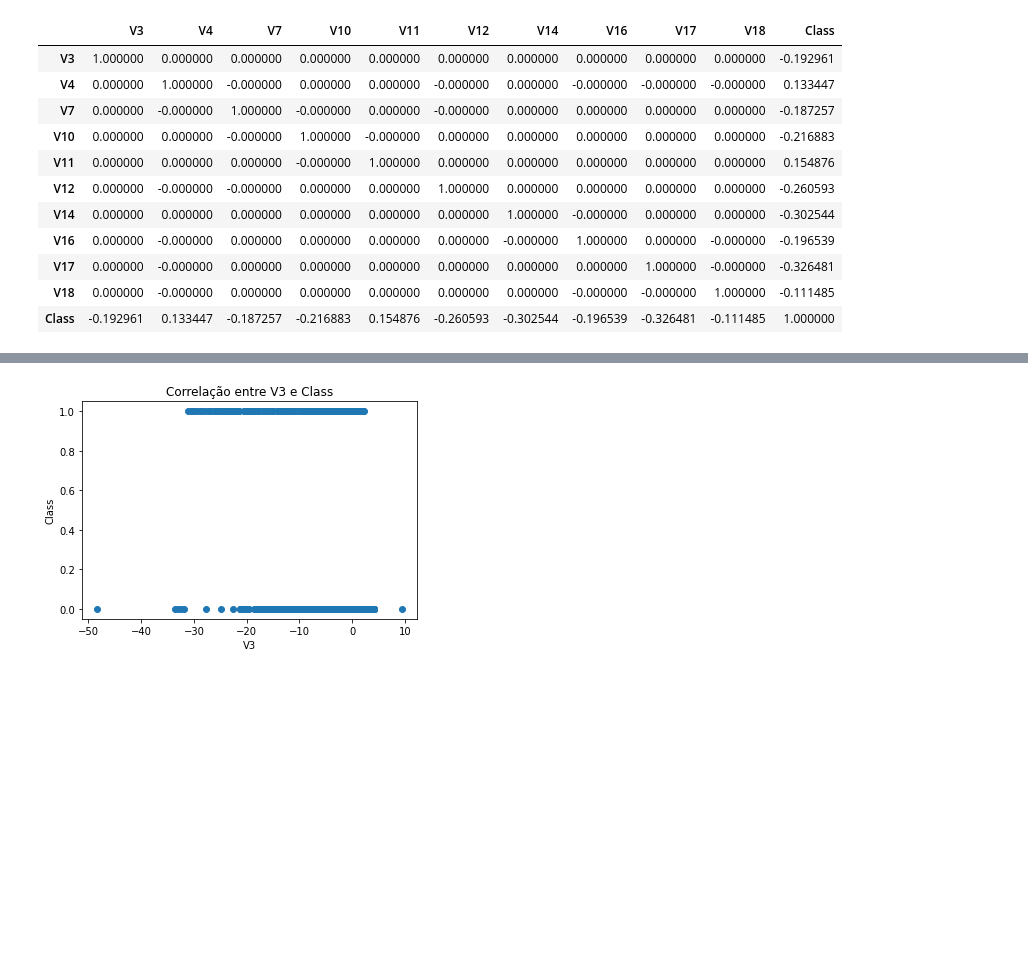
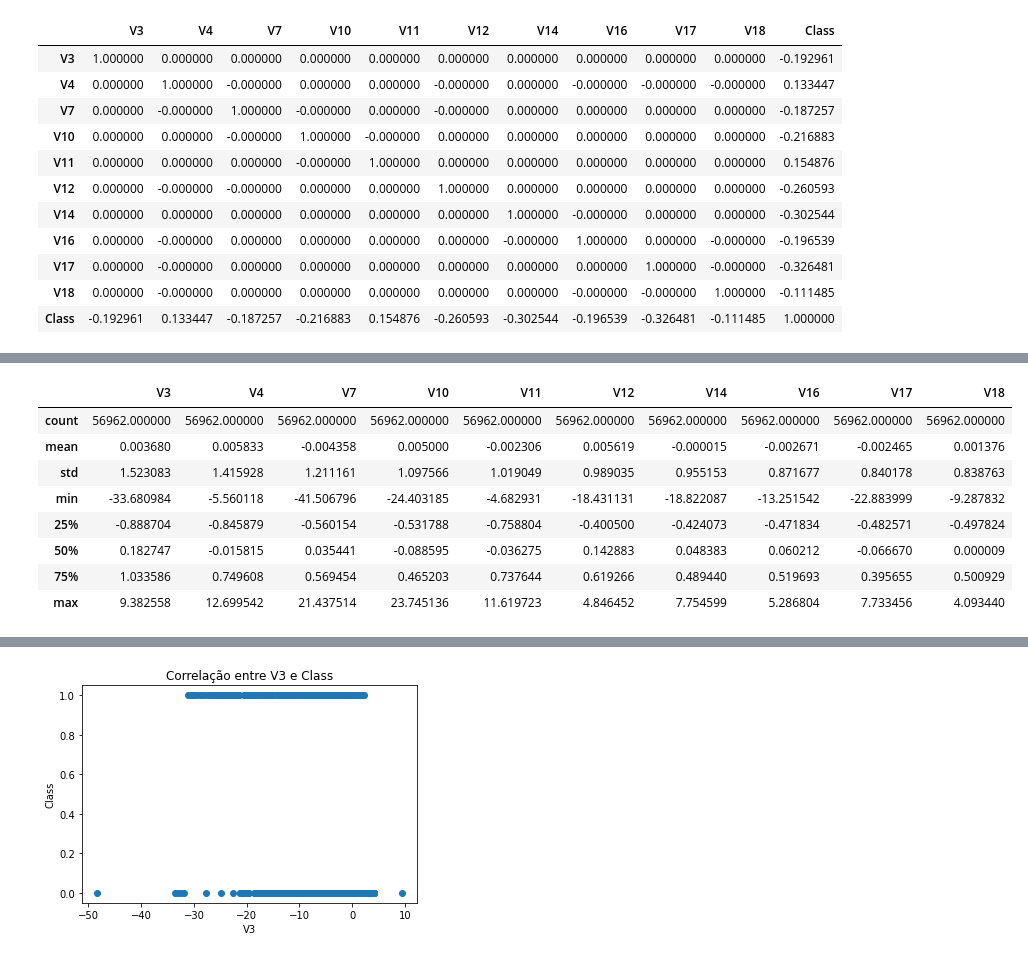
Before and after one commit to diegonogare/MachineLearning, a Jupyter notebook: analise_exploratoria_descritiva_Dataset_FraudDetection.ipynb, the cells around one changed output, grey strips where cells are left out. Drawn from its saved outputs; the diff is of its cells as text; code cells hidden in the pictures; blank space fills up the shorter version.

```diff
--- a/analise_exploratoria_descritiva_Dataset_FraudDetection.ipynb
+++ b/analise_exploratoria_descritiva_Dataset_FraudDetection.ipynb
@@ -87,0 +112,12 @@ X_train, X_test, y_train, y_test = train_test_split(X, Y, test_size=0.2, random_
+# %%
+X_test.describe()
+# %% [output]
+|  | V3 | V4 | V7 | V10 | V11 | V12 | V14 | V16 | V17 | V18 |
+| count | 56962.000000 | 56962.000000 | 56962.000000 | 56962.000000 | 56962.000000 | 56962.000000 | 56962.000000 | 56962.000000 | 56962.000000 | 56962.000000 |
+| mean | 0.003680 | 0.005833 | -0.004358 | 0.005000 | -0.002306 | 0.005619 | -0.000015 | -0.002671 | -0.002465 | 0.001376 |
+| std | 1.523083 | 1.415928 | 1.211161 | 1.097566 | 1.019049 | 0.989035 | 0.955153 | 0.871677 | 0.840178 | 0.838763 |
+| min | -33.680984 | -5.560118 | -41.506796 | -24.403185 | -4.682931 | -18.431131 | -18.822087 | -13.251542 | -22.883999 | -9.287832 |
+| 25% | -0.888704 | -0.845879 | -0.560154 | -0.531788 | -0.758804 | -0.400500 | -0.424073 | -0.471834 | -0.482571 | -0.497824 |
+| 50% | 0.182747 | -0.015815 | 0.035441 | -0.088595 | -0.036275 | 0.142883 | 0.048383 | 0.060212 | -0.066670 | 0.000009 |
+| 75% | 1.033586 | 0.749608 | 0.569454 | 0.465203 | 0.737644 | 0.619266 | 0.489440 | 0.519693 | 0.395655 | 0.500929 |
+| max | 9.382558 | 12.699542 | 21.437514 | 23.745136 | 11.619723 | 4.846452 | 7.754599 | 5.286804 | 7.733456 | 4.093440 |
```
Also changed, not shown: parts of 3 cells of this notebook.
